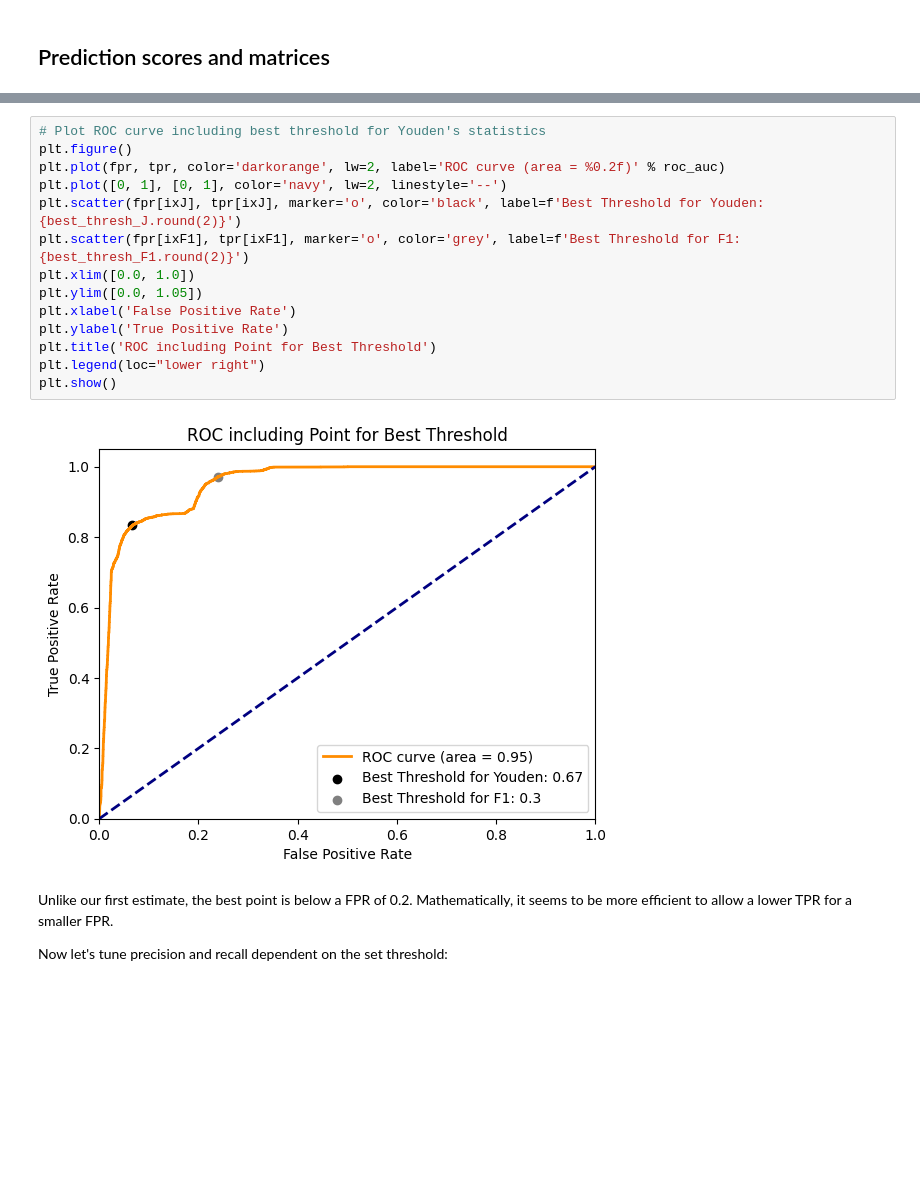
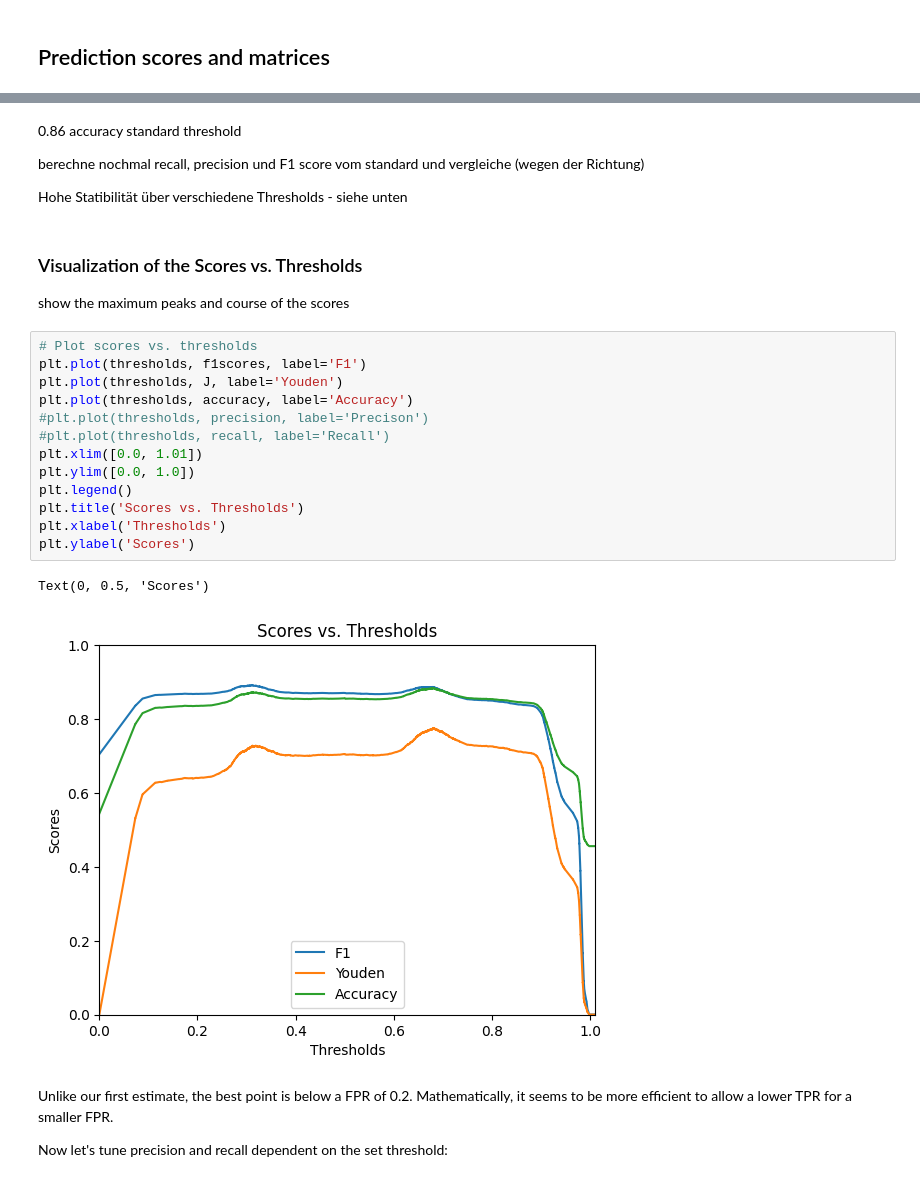
Before and after one commit to forster-j/churn-prediction, a Jupyter notebook: 05_01_logreg.ipynb, the cells around one changed output, grey strips where cells are left out. Saved outputs shown, nothing was run; the diff lists cells and outputs as text; blank space fills up the shorter version.

```diff
--- a/05_01_logreg.ipynb
+++ b/05_01_logreg.ipynb
@@ -175,19 +148,28 @@ Precision=0.823, Recall=0.971, Accuracy = 0.873
-# %%
-# Plot ROC curve including best threshold for Youden's statistics
-plt.figure()
-plt.plot(fpr, tpr, color='darkorange', lw=2, label='ROC curve (area = %0.2f)' % roc_auc)
-plt.plot([0, 1], [0, 1], color='navy', lw=2, linestyle='--')
-plt.scatter(fpr[ixJ], tpr[ixJ], marker='o', color='black', label=f'Best Threshold for Youden: {best_thresh_J.round(2)}')
-plt.scatter(fpr[ixF1], tpr[ixF1], marker='o', color='grey', label=f'Best Threshold for F1: {best_thresh_F1.round(2)}')
-plt.xlim([0.0, 1.0])
-plt.ylim([0.0, 1.05])
-plt.xlabel('False Positive Rate')
-plt.ylabel('True Positive Rate')
-plt.title('ROC including Point for Best Threshold')
-plt.legend(loc="lower right")
-plt.show()
-# %% [output]
-[figure, removed]
+# %% [markdown]
+0.86 accuracy standard threshold
+
+berechne nochmal recall, precision und F1 score vom standard und vergleiche  (wegen der Richtung)
+
+Hohe Statibilität über verschiedene Thresholds - siehe unten
+# %% [markdown]
+### Visualization of the Scores vs. Thresholds
+show the maximum peaks and course of the scores
+# %%
+# Plot scores vs. thresholds
+plt.plot(thresholds, f1scores, label='F1')
+plt.plot(thresholds, J, label='Youden')
+plt.plot(thresholds, accuracy, label='Accuracy')
+#plt.plot(thresholds, precision, label='Precison')
+#plt.plot(thresholds, recall, label='Recall')
+plt.xlim([0.0, 1.01])
+plt.ylim([0.0, 1.0])
+plt.legend()
+plt.title('Scores vs. Thresholds')
+plt.xlabel('Thresholds')
+plt.ylabel('Scores')
+# %% [output]
+Text(0, 0.5, 'Scores')
+[figure, added]
 # %% [markdown]
 Unlike our first estimate, the best point is below a FPR of 0.2. Mathematically, it seems to be more efficient to allow a lower TPR for a smaller FPR.
 
```
Also changed, not shown: parts of 5 cells of this notebook.
